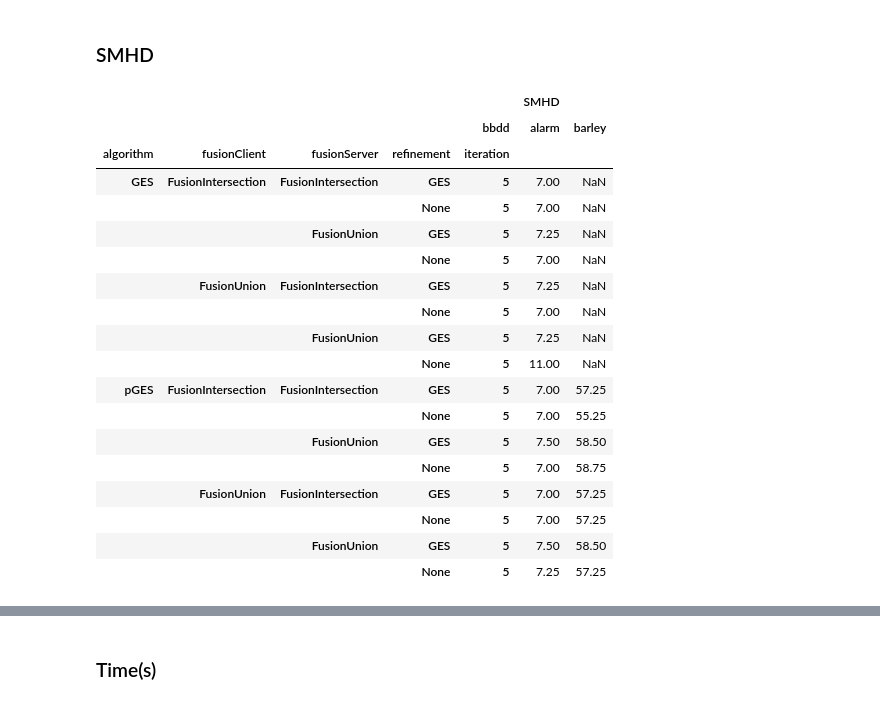
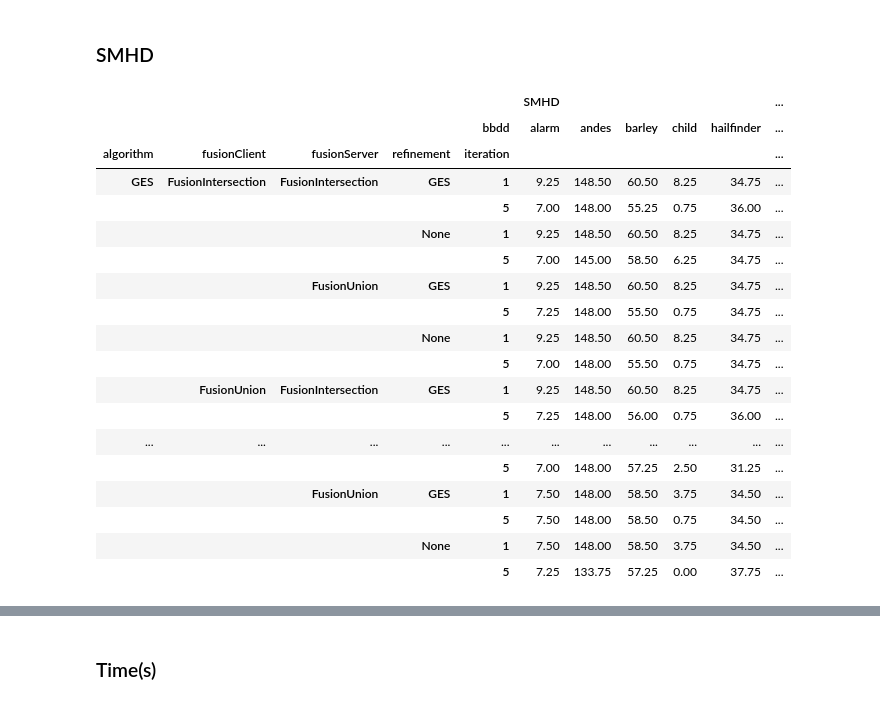
Before and after one commit to ptorrijos99/BayesFL, a Jupyter notebook: notebooks/Experiments initial 18-10-23.ipynb, the cells around one changed output, grey strips where cells are left out. Cells and saved outputs as stored; diff of their text form; code cells hidden in the pictures.

Commit message:
Fix the algorithm

```diff
--- a/notebooks/Experiments initial 18-10-23.ipynb
+++ b/notebooks/Experiments initial 18-10-23.ipynb
@@ -63,6 +63,10 @@ df[['algorithm','fusionClient','refinement','fusionServer','epoch']] = df.algori
 
 df[['bbdd','sample']] = df.bbdd.str.split("_",expand=True,)
 
+# Delete bbdd diabetes and link
+df = df[df.bbdd != 'diabetes']
+df = df[df.bbdd != 'link']
+
 df
 # %% [output]
 |  | bbdd | algorithm | id | iteration | instances | threads | bdeu | SMHD | time(s) | fusionClient | ... |
@@ -112,31 +149,25 @@ df_unstack.groupby(["bbdd", "algorithm", "fusionClient", "fusionServer", "refine
 # %% [markdown]
 ### SMHD
 # %%
-# Drop the rows with epoch != build
-df2 = df[df['epoch'] == 'build']
-
-# Only iteration 5
-df2 = df2[df2['iteration'] == 5]
-
 df_unstack = df2.drop(["sample", "id", "threads", "instances", "epoch", "bdeu", "time(s)"], axis=1)
 df_unstack.groupby(["bbdd", "algorithm", "fusionClient", "fusionServer", "refinement", "iteration"], observed=True).mean().unstack(0)
 # %% [output]
-|  |  |  |  |  | SMHD |  |
-|  |  |  |  | bbdd | alarm | barley |
-| algorithm | fusionClient | fusionServer | refinement | iteration |  |  |
-| GES | FusionIntersection | FusionIntersection | GES | 5 | 7.00 | NaN |
-|  |  |  | None | 5 | 7.00 | NaN |
-|  |  | FusionUnion | GES | 5 | 7.25 | NaN |
-|  |  |  | None | 5 | 7.00 | NaN |
-|  | FusionUnion | FusionIntersection | GES | 5 | 7.25 | NaN |
-|  |  |  | None | 5 | 7.00 | NaN |
-|  |  | FusionUnion | GES | 5 | 7.25 | NaN |
-|  |  |  | None | 5 | 11.00 | NaN |
-| pGES | FusionIntersection | FusionIntersection | GES | 5 | 7.00 | 57.25 |
-|  |  |  | None | 5 | 7.00 | 55.25 |
-|  |  | FusionUnion | GES | 5 | 7.50 | 58.50 |
-|  |  |  | None | 5 | 7.00 | 58.75 |
-|  | FusionUnion | FusionIntersection | GES | 5 | 7.00 | 57.25 |
-|  |  |  | None | 5 | 7.00 | 57.25 |
-|  |  | FusionUnion | GES | 5 | 7.50 | 58.50 |
-|  |  |  | None | 5 | 7.25 | 57.25 |
+|  |  |  |  |  | SMHD |  |  |  |  | ... |
+|  |  |  |  | bbdd | alarm | andes | barley | child | hailfinder | ... |
+| algorithm | fusionClient | fusionServer | refinement | iteration |  |  |  |  |  | ... |
+| GES | FusionIntersection | FusionIntersection | GES | 1 | 9.25 | 148.50 | 60.50 | 8.25 | 34.75 | ... |
+|  |  |  |  | 5 | 7.00 | 148.00 | 55.25 | 0.75 | 36.00 | ... |
+|  |  |  | None | 1 | 9.25 | 148.50 | 60.50 | 8.25 | 34.75 | ... |
+|  |  |  |  | 5 | 7.00 | 145.00 | 58.50 | 6.25 | 34.75 | ... |
+|  |  | FusionUnion | GES | 1 | 9.25 | 148.50 | 60.50 | 8.25 | 34.75 | ... |
+|  |  |  |  | 5 | 7.25 | 148.00 | 55.50 | 0.75 | 34.75 | ... |
+|  |  |  | None | 1 | 9.25 | 148.50 | 60.50 | 8.25 | 34.75 | ... |
+|  |  |  |  | 5 | 7.00 | 148.00 | 55.50 | 0.75 | 34.75 | ... |
+|  | FusionUnion | FusionIntersection | GES | 1 | 9.25 | 148.50 | 60.50 | 8.25 | 34.75 | ... |
+|  |  |  |  | 5 | 7.25 | 148.00 | 56.00 | 0.75 | 36.00 | ... |
+| ... | ... | ... | ... | ... | ... | ... | ... | ... | ... | ... |
+|  |  |  |  | 5 | 7.00 | 148.00 | 57.25 | 2.50 | 31.25 | ... |
+|  |  | FusionUnion | GES | 1 | 7.50 | 148.00 | 58.50 | 3.75 | 34.50 | ... |
+|  |  |  |  | 5 | 7.50 | 148.00 | 58.50 | 0.75 | 34.50 | ... |
+|  |  |  | None | 1 | 7.50 | 148.00 | 58.50 | 3.75 | 34.50 | ... |
+|  |  |  |  | 5 | 7.25 | 133.75 | 57.25 | 0.00 | 37.75 | ... |
```
Also changed, not shown: parts of 9 cells of this notebook, 14 other files.
